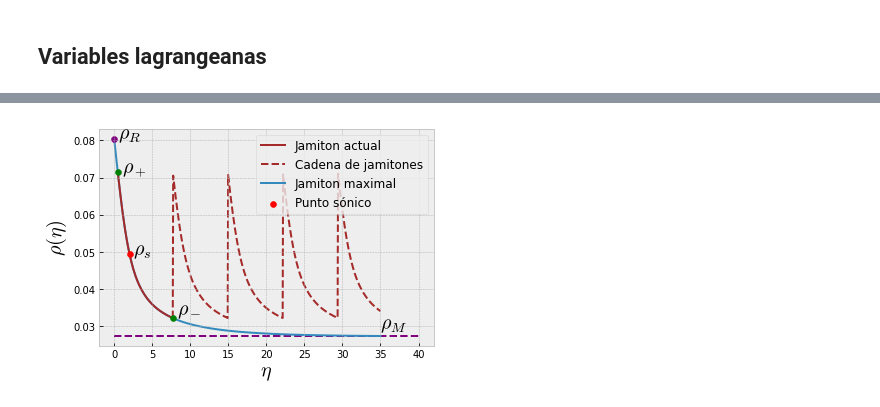
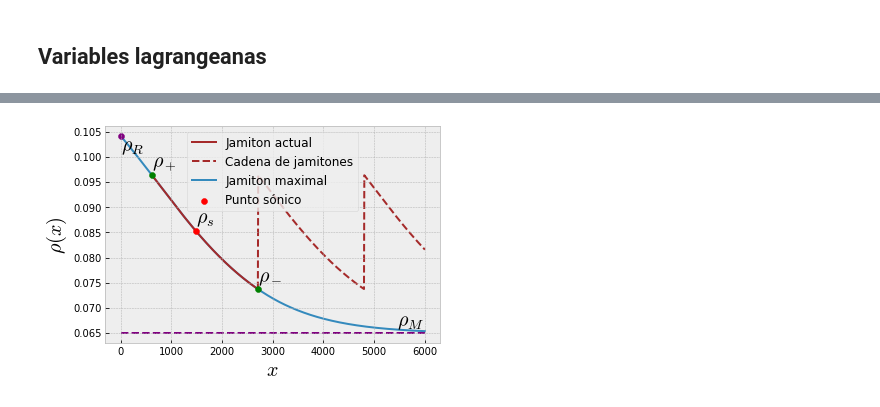
Before and after one commit to ElTapia/Jamiton, a Jupyter notebook: Second_order_traffic_model/Estudio_jamiton.ipynb, the cells around one changed output, grey strips where cells are left out. Saved outputs shown, nothing was run; the diff lists cells and outputs as text; code cells hidden in the pictures.

Commit message:
Agrega generador de jamitones

```diff
--- a/Second_order_traffic_model/Estudio_jamiton.ipynb
+++ b/Second_order_traffic_model/Estudio_jamiton.ipynb
@@ -439,6 +459,5 @@ plt.plot(x_final, rho_final)
 # %%
-v_s = 1/rho_s # Se necesita rho_s normalizado
-
+# Funciones del modelo
 def h_bar(v):
     return h(1/v)
 
@@ -448,9 +467,6 @@ def h_bar_prime(v):
 
 def U_bar(v):
     return U(1/v)
-
-m_bar = -h_bar_prime(v_s)
-s_bar = U_bar(v_s) - m_bar * v_s
 
 def w(v):
     output = U_bar(v) - (m_bar * v + s_bar)
@@ -465,6 +481,6 @@ def r_prime(v):
     return output
 
 def ode_jam_v(chi, v):
-    output = w(v)/(r_prime(v) * v)
+    output = w(v)/(r_prime(v) * v * tau)
     return output
 # %%
@@ -587 +643,5 @@ sol_v = solve_ivp(ode_jam_v, (0, 35), [v_R], t_eval=np.linspace(0, 35, 100), den
+# %%
+# Resuelve EDO
+t_f = 6_000
+sol_v = solve_ivp(ode_jam_v, (0, t_f), [v_R], t_eval=np.linspace(0, t_f, 10_000), dense_output=True)
 # %%
@@ -630,39 +694,43 @@ plt.show()
 # %%
 # Define densidad
-sol_rho = lambda eta: 1/sol_v.sol(eta)[0]
+sol_rho = lambda x: 1/sol_v.sol(x)[0]
 
 
 # Jamiton actual
-rho_jam = sol_rho(eta_jam)
+rho_jam = sol_rho(x_jam)
 rho_y = 1/sol_v.y[0]
 
 # Cadena de jamitones
-def rho_per(eta):
-    interval = eta_plus - eta_minus
-    return sol_rho((eta - eta_minus) % interval + eta_minus)
+def rho_per(x):
+    interval = x_plus - x_minus
+    return sol_rho((x - x_minus) % interval + x_minus)
 
-plt.plot(eta_jam, rho_jam, zorder=1, label="Jamiton actual", color="brown")
-plt.plot(eta_to_per, rho_per(eta_to_per), zorder=0, color="brown", ls="--", label="Cadena de jamitones")
+texts = []
+plt.plot(x_jam, rho_jam, zorder=1, label="Jamiton actual", color="brown")
+plt.plot(x_to_per, rho_per(x_to_per), zorder=0, color="brown", ls="--", label="Cadena de jamitones")
 
-plt.scatter(eta_plus, sol_rho(eta_plus), zorder=2, color="green")
-plt.annotate(r"$\rho_+$", (eta_plus+0.5, sol_rho(eta_plus)), fontsize=20)
-plt.scatter(eta_minus, sol_rho(eta_minus), zorder=2, color="green")
-plt.annotate(r"$\rho_-$", (eta_minus+0.5, sol_rho(eta_minus)+0.001), fontsize=20)
-plt.scatter(eta_s, rho_s, zorder=2, color="red", label="Punto sónico")
-plt.annotate(r"$\rho_s$", (eta_s+0.5, rho_s), fontsize=20)
+plt.scatter(x_plus, sol_rho(x_plus), zorder=2, color="green")
+texts += [plt.annotate(r"$\rho_+$", (x_plus, sol_rho(x_plus)), fontsize=20)]
+plt.scatter(x_minus, sol_rho(x_minus), zorder=2, color="green")
+texts += [plt.annotate(r"$\rho_-$", (x_minus, sol_rho(x_minus)), fontsize=20)]
+plt.scatter(x_s, rho_s, zorder=2, color="red", label="Punto sónico")
+texts += [plt.annotate(r"$\rho_s$", (x_s, rho_s), fontsize=20)]
 
 # Jamiton maximal
-plt.plot(eta_to_plot, rho_y, zorder=0, label="Jamiton maximal")
+plt.plot(x_to_plot, rho_y, zorder=0, label="Jamiton maximal")
 plt.scatter(0, rho_R, color="purple")
-plt.annotate(r"$\rho_R$", (0.5, rho_R), fontsize=20)
-plt.hlines(rho_M, 0, 40, color="purple", zorder=0, ls="--")
-plt.annotate(r"$\rho_M$", (35, rho_M+0.002), fontsize=20)
+texts += [plt.annotate(r"$\rho_R$", (0, rho_R), fontsize=20)]
+plt.hlines(rho_M, 0, t_f, color="purple", zorder=0, ls="--")
+texts += [plt.annotate(r"$\rho_M$", (t_f, rho_M), fontsize=20)]
 
-plt.xlabel(r"$\eta$", fontsize=20)
-plt.ylabel(r"$\rho(\eta)$", fontsize=20)
+plt.xlabel(r"$x$", fontsize=20)
+plt.ylabel(r"$\rho(x)$", fontsize=20)
 plt.legend(fontsize=12)
+adjust_text(texts)
+
+#plt.savefig("Jamitones/rho_rho_{}.png".format(rho_s/rho_max))
 plt.show()
 # %% [output]
-[figure, old version]
+[figure, new version]
 # %%
 # Define velocidad
```
Also changed, not shown: parts of 11 cells of this notebook, 5 other files.
